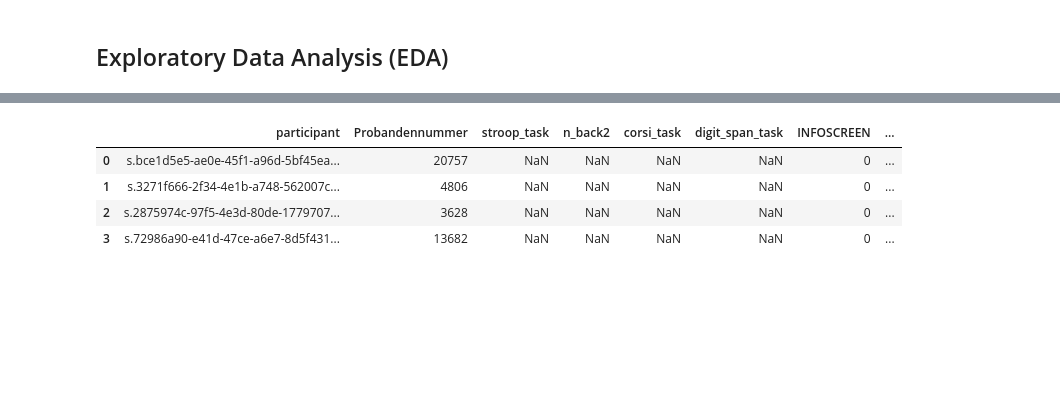
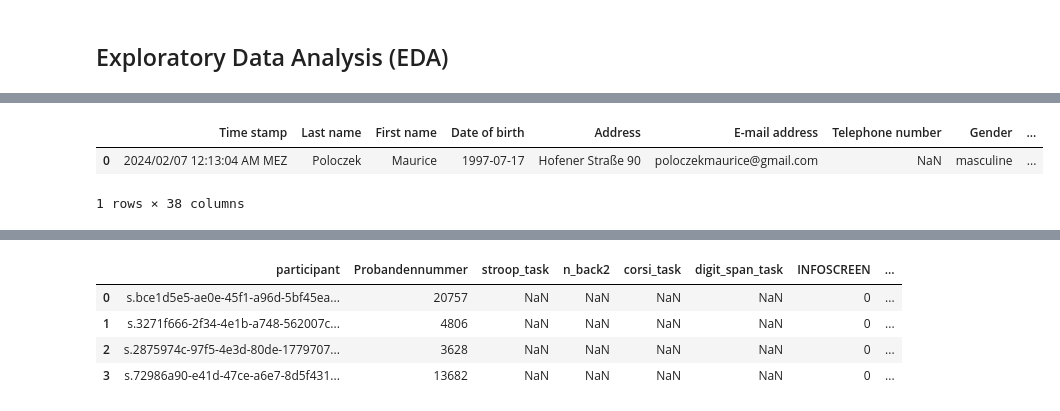
Before and after one commit to creysan/bachelor-thesis-pipeline, a Jupyter notebook: Data Analysis/bachelor_thesis_pipeline.ipynb, the cells around one changed output, grey strips where cells are left out. Saved outputs shown, nothing was run; the diff lists cells and outputs as text; code cells hidden in the pictures; blank space fills up the shorter version.

```diff
--- a/Data Analysis/bachelor_thesis_pipeline.ipynb
+++ b/Data Analysis/bachelor_thesis_pipeline.ipynb
@@ -64,0 +360,6 @@ abend_protokoll.head()
+# %%
+lifestyle_df
+# %% [output]
+|  | Time stamp | Last name | First name | Date of birth | Address | E-mail address | Telephone number | Gender | ... |
+| 0 | 2024/02/07 12:13:04 AM MEZ | Poloczek | Maurice | 1997-07-17 | Hofener Straße 90 | poloczekmaurice@gmail.com | NaN | masculine | ... |
+1 rows × 38 columns
```
Also changed, not shown: parts of 17 cells of this notebook, 2 other files.
